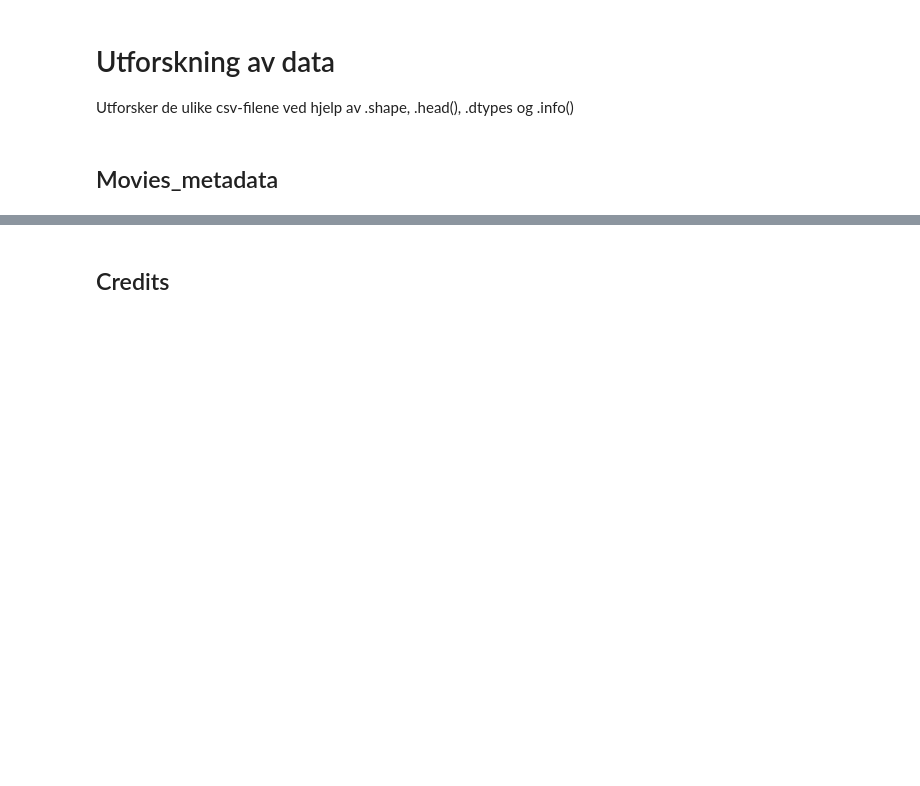
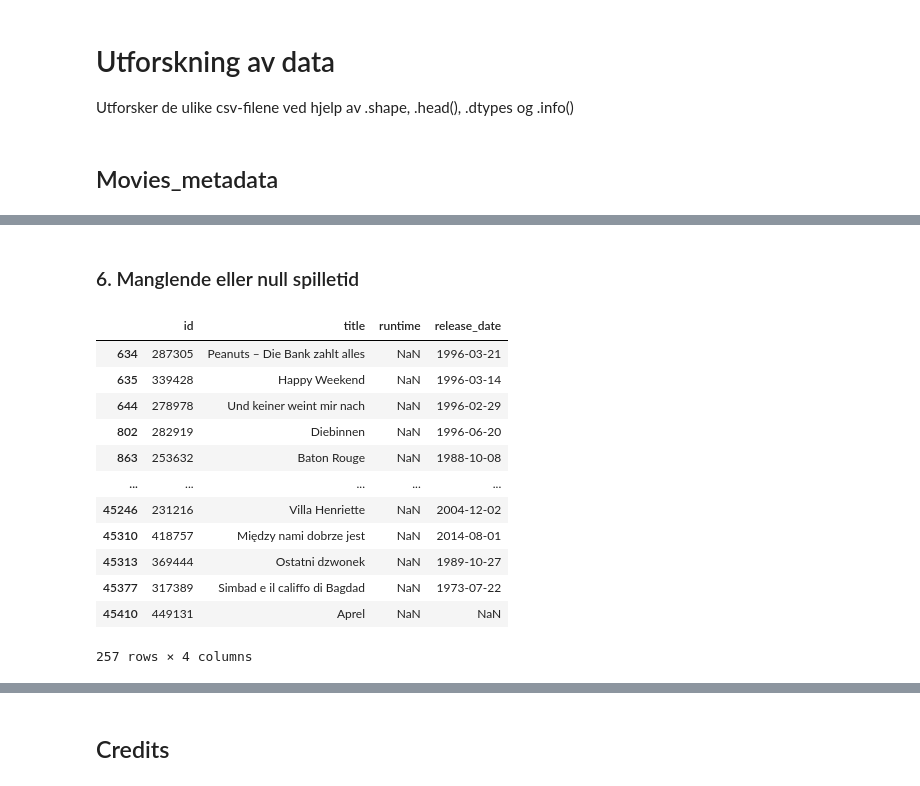
Before and after one commit to didrikjensen/sdd_assignment_3, a Jupyter notebook: eda_tahir.ipynb, the cells around one changed output, grey strips where cells are left out. Saved outputs shown, nothing was run; the diff lists cells and outputs as text; code cells hidden in the pictures; blank space fills up the shorter version.

```diff
--- a/eda_tahir.ipynb
+++ b/eda_tahir.ipynb
@@ -60,0 +206,21 @@ df_movie_metadata.info()
+# %% [markdown]
+### 6. Manglende eller null spilletid
+# %%
+df_movie_metadata.loc[
+    df_movie_metadata["runtime"].isna(),
+    ["id", "title", "runtime", "release_date"]
+]
+# %% [output]
+|  | id | title | runtime | release_date |
+| 634 | 287305 | Peanuts – Die Bank zahlt alles | NaN | 1996-03-21 |
+| 635 | 339428 | Happy Weekend | NaN | 1996-03-14 |
+| 644 | 278978 | Und keiner weint mir nach | NaN | 1996-02-29 |
+| 802 | 282919 | Diebinnen | NaN | 1996-06-20 |
+| 863 | 253632 | Baton Rouge | NaN | 1988-10-08 |
+| ... | ... | ... | ... | ... |
+| 45246 | 231216 | Villa Henriette | NaN | 2004-12-02 |
+| 45310 | 418757 | Między nami dobrze jest | NaN | 2014-08-01 |
+| 45313 | 369444 | Ostatni dzwonek | NaN | 1989-10-27 |
+| 45377 | 317389 | Simbad e il califfo di Bagdad | NaN | 1973-07-22 |
+| 45410 | 449131 | Aprel | NaN | NaN |
+257 rows × 4 columns
```
Also changed, not shown: parts of 56 cells of this notebook.
